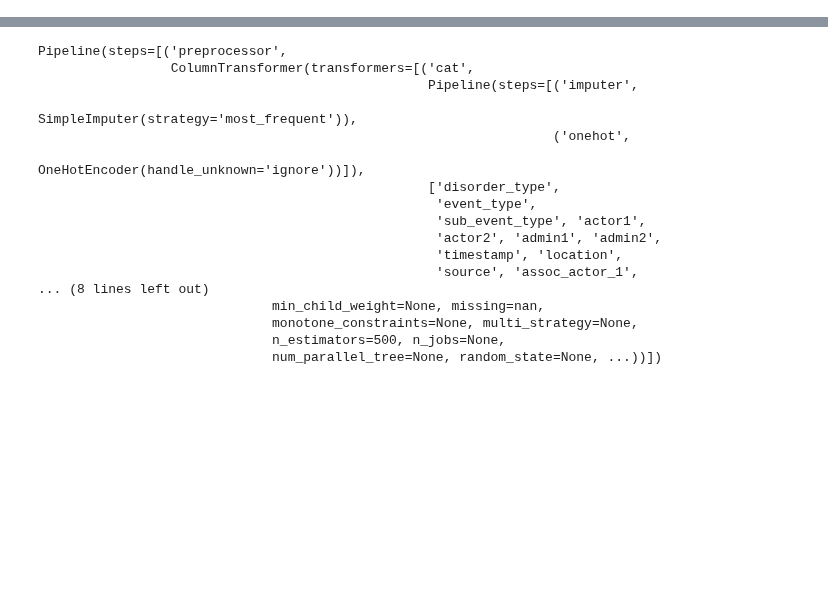
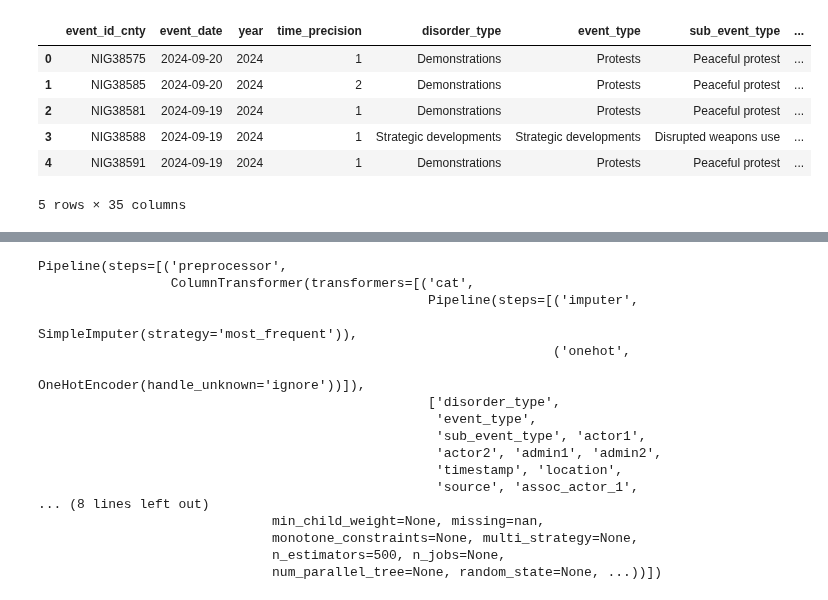
Before and after one commit to mlsanigeria/nigeria-crime-trends, a Jupyter notebook: experimentation_prayas7102/nigeria_crime_detection.ipynb, the cells around one changed output, grey strips where cells are left out. Drawn from its saved outputs; the diff is of its cells as text; code cells hidden in the pictures; blank space fills up the shorter version.

Commit message:
time series analysis

```diff
--- a/experimentation_prayas7102/nigeria_crime_detection.ipynb
+++ b/experimentation_prayas7102/nigeria_crime_detection.ipynb
@@ -71,9 +72,6 @@ def remove_outliers(df, outlier_dict):
                 df = df[(df[cat] < upper_limit) & (df[cat] > lower_limit)]
     return df
 # %%
-from sklearn.cluster import DBSCAN
-
-
 outlier_dict = {
     "normal": [],
     "skew": [],
@@ -107,20 +105,21 @@ def perform_dbscan_and_plot(df, eps=0.17, min_samples=4):
     # Add cluster labels to DataFrame
     df['cluster'] = db.labels_
 
-    # # Plot clusters
-    # plt.figure(figsize=(10, 6))
+    # Plot clusters
+    plt.figure(figsize=(10, 6))
 
-    # # Plot each cluster
-    # for cluster_label in df['cluster'].unique():
-    #     cluster_data = df[df['cluster'] == cluster_label]
-    #     plt.scatter(cluster_data['longitude'], cluster_data['latitude'], label=f'Cluster {cluster_label}', s=20)
+    # Plot each cluster
+    for cluster_label in df['cluster'].unique():
+        cluster_data = df[df['cluster'] == cluster_label]
+        plt.scatter(cluster_data['longitude'], cluster_data['latitude'], label=f'Cluster {cluster_label}', s=20)
 
-    # # Customize plot
-    # plt.title("DBSCAN Clusters of Crimes")
-    # plt.xlabel("Longitude")
-    # plt.ylabel("Latitude")
-    # plt.legend(loc='best')
-    # plt.show()
+    # Customize plot
+    plt.title("DBSCAN Clusters of Crimes")
+    plt.xlabel("Longitude")
+    plt.ylabel("Latitude")
+    plt.legend(loc='best')
+    plt.savefig("eda_images/dbscan_clusters.png", format='png', dpi=300)
+    plt.close()
 
     return df
 
@@ -147,9 +146,20 @@ def imputing(df):
         break
     return df
 
+def date_handling(df):
+    # Create separate columns for month, day, and year
+    df['event_date'] = pd.to_datetime(df['event_date'])
+    df['month'] = df['event_date'].dt.month
+    df['day'] = df['event_date'].dt.day
+    df['year'] = df['event_date'].dt.year
+    # Aggregate data by week and location (you can change the frequency to 'M' for months or 'D' for days)
+    df['week'] = df['event_date'].dt.to_period('W').dt.start_time
+    return df
+
 def pre_process(df):
     df = encode_source_scale(df)
     df = imputing(df)
+    df = date_handling(df)
     df['assoc_actor_1'] = df['assoc_actor_1'].fillna('Unknown')
     df = perform_dbscan_and_plot(df, eps=0.17, min_samples=4)
     # df['assoc_actor_2'] = df['assoc_actor_2'].fillna('Unknown')
@@ -184,0 +172,10 @@ def gen_eda():
+# %%
+df.head()
+# %% [output]
+|  | event_id_cnty | event_date | year | time_precision | disorder_type | event_type | sub_event_type | ... |
+| 0 | NIG38575 | 2024-09-20 | 2024 | 1 | Demonstrations | Protests | Peaceful protest | ... |
+| 1 | NIG38585 | 2024-09-20 | 2024 | 2 | Demonstrations | Protests | Peaceful protest | ... |
+| 2 | NIG38581 | 2024-09-19 | 2024 | 1 | Demonstrations | Protests | Peaceful protest | ... |
+| 3 | NIG38588 | 2024-09-19 | 2024 | 1 | Strategic developments | Strategic developments | Disrupted weapons use | ... |
+| 4 | NIG38591 | 2024-09-19 | 2024 | 1 | Demonstrations | Protests | Peaceful protest | ... |
+5 rows × 35 columns
```
Also changed, not shown: parts of 8 cells of this notebook, 2 other files.
